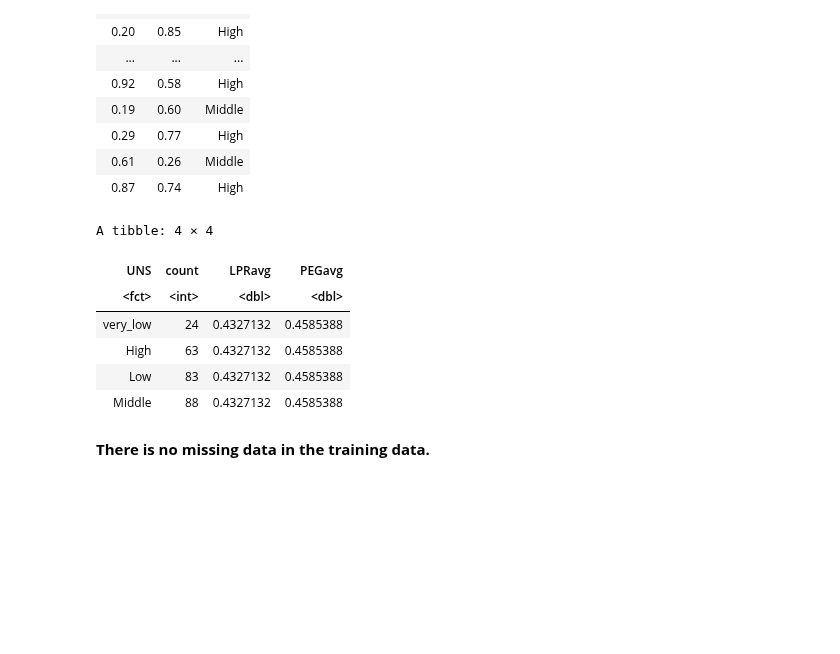
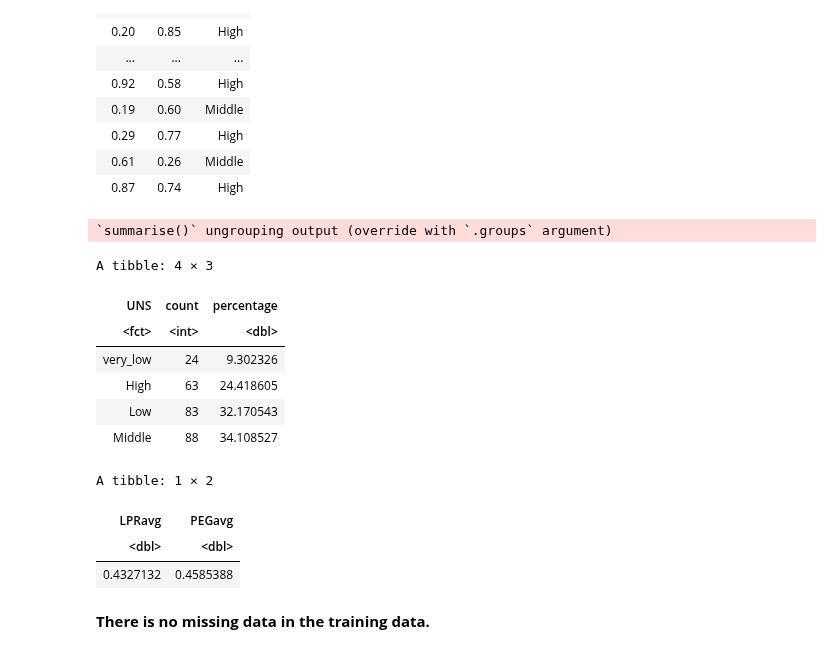
Before and after one commit to pgbenng/DSCI-Group-38-Project, a Jupyter notebook: proposal.ipynb, the cells around one changed output. Saved outputs shown, nothing was run; the diff lists cells and outputs as text; code cells hidden in the pictures; blank space fills up the shorter version.

Commit message:
added percentages to each class value

```diff
--- a/proposal.ipynb
+++ b/proposal.ipynb
@@ -47,23 +49,30 @@ A tibble: 258 × 3
 # %%
 num_UNS <- dataset_training%>%
            group_by(UNS)%>%
-           summarize(count = n())
+           summarize(count = n(),
+                    percentage = n() / nrow(dataset_training) *100)
 
 LPRavg <- dataset_training %>%
     summarize(LPRavg = mean(LPR))
 
 PEGavg <- dataset_training %>%
     summarize(PEGavg = mean(PEG))
 
-bind_cols(num_UNS, LPRavg, PEGavg)
+num_UNS
+bind_cols(LPRavg, PEGavg)
 # %% [output]
-A tibble: 4 × 4
+`summarise()` ungrouping output (override with `.groups` argument)
+A tibble: 4 × 3
-| UNS | count | LPRavg | PEGavg |
-| <fct> | <int> | <dbl> | <dbl> |
-| very_low | 24 | 0.4327132 | 0.4585388 |
-| High | 63 | 0.4327132 | 0.4585388 |
-| Low | 83 | 0.4327132 | 0.4585388 |
-| Middle | 88 | 0.4327132 | 0.4585388 |
+| UNS | count | percentage |
+| <fct> | <int> | <dbl> |
+| very_low | 24 | 9.302326 |
+| High | 63 | 24.418605 |
+| Low | 83 | 32.170543 |
+| Middle | 88 | 34.108527 |
+A tibble: 1 × 2
+| LPRavg | PEGavg |
+| <dbl> | <dbl> |
+| 0.4327132 | 0.4585388 |
 # %% [markdown]
 <b> There is no missing data in the training data. </b>
 # %%
```
Also changed, not shown: parts of 3 cells of this notebook.
